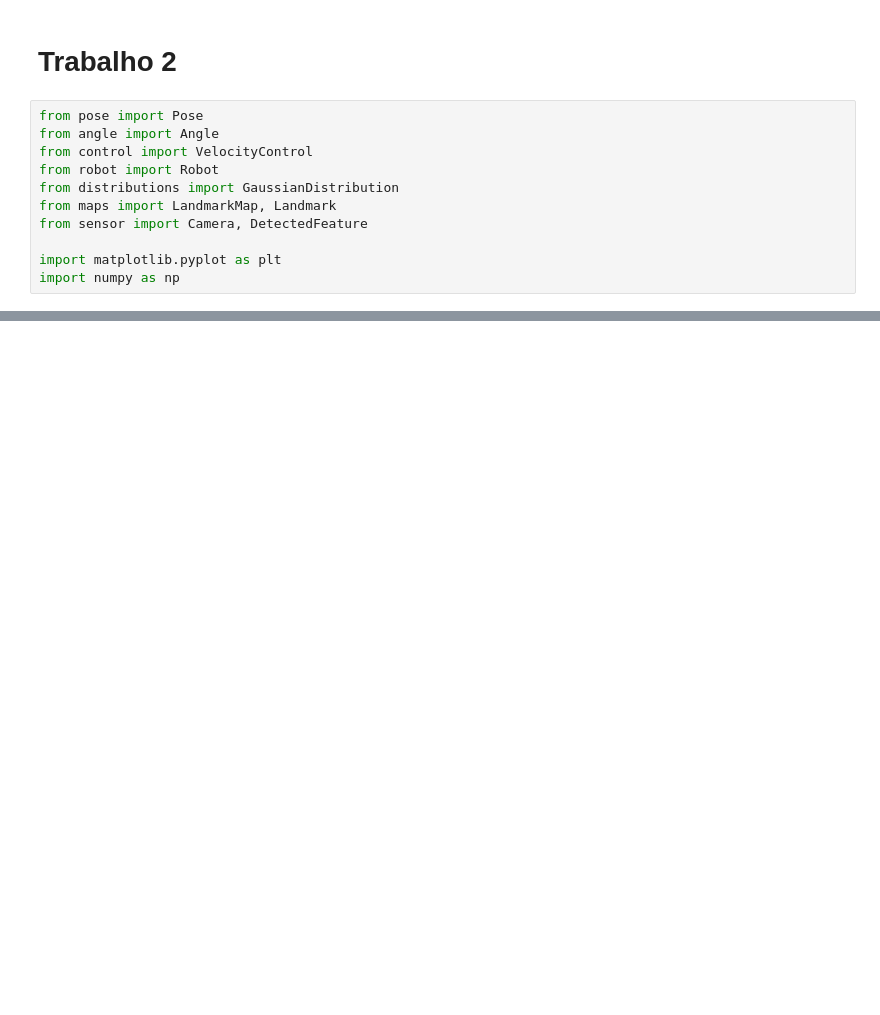
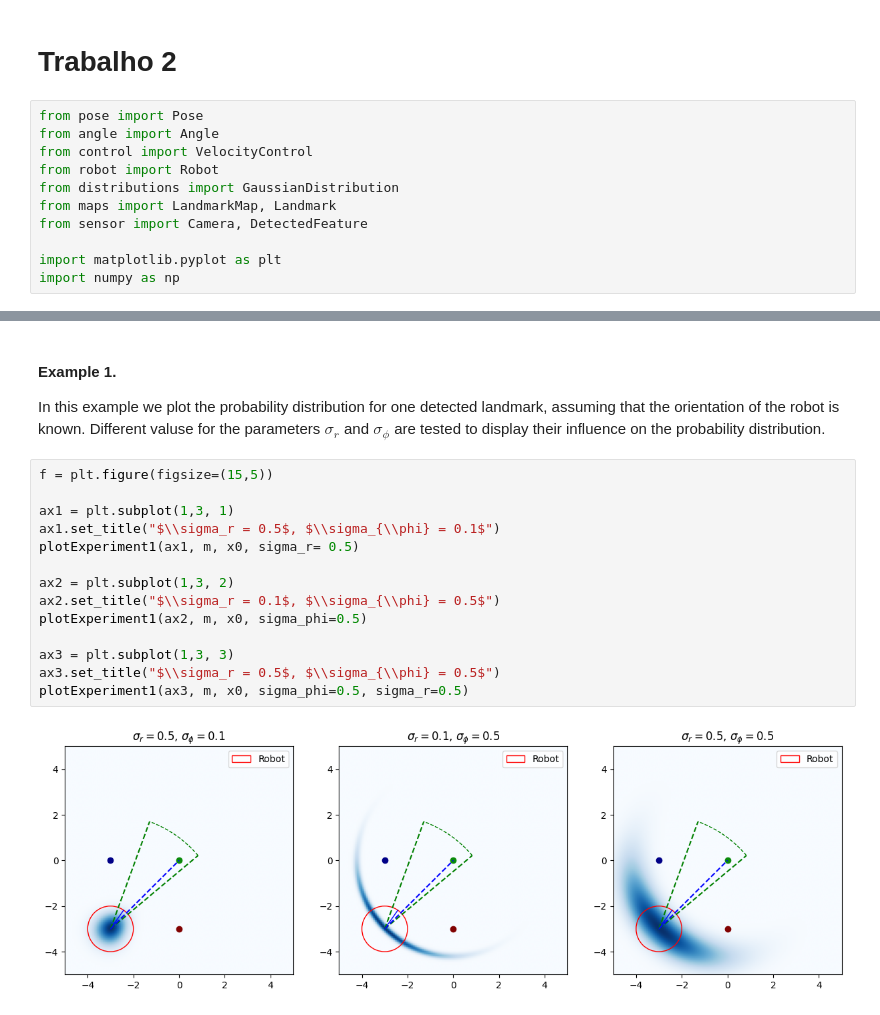
Before and after one commit to jtu-hub/UFRJ-COE-841, a Jupyter notebook: trabalho 2.ipynb, the cells around one changed output, grey strips where cells are left out. Drawn from its saved outputs; the diff is of its cells as text; blank space fills up the shorter version.

```diff
--- a/trabalho 2.ipynb
+++ b/trabalho 2.ipynb
@@ -95,0 +145,19 @@ plotLandmarkMeasurmentProbabilityDistribution(ax, c.reading['features'], c.readi
+# %% [markdown]
+#### Example 1.
+In this example we plot the probability distribution for one detected landmark, assuming that the orientation of the robot is known. Different valuse for the parameters $\sigma_r$ and $\sigma_{\phi}$ are tested to display their influence on the probability distribution.
+# %%
+f = plt.figure(figsize=(15,5))
+
+ax1 = plt.subplot(1,3, 1)
+ax1.set_title("$\\sigma_r = 0.5$, $\\sigma_{\\phi} = 0.1$")
+plotExperiment1(ax1, m, x0, sigma_r= 0.5)
+
+ax2 = plt.subplot(1,3, 2)
+ax2.set_title("$\\sigma_r = 0.1$, $\\sigma_{\\phi} = 0.5$")
+plotExperiment1(ax2, m, x0, sigma_phi=0.5)
+
+ax3 = plt.subplot(1,3, 3)
+ax3.set_title("$\\sigma_r = 0.5$, $\\sigma_{\\phi} = 0.5$")
+plotExperiment1(ax3, m, x0, sigma_phi=0.5, sigma_r=0.5)
+# %% [output]
+[figure, added]
```
Also changed, not shown: parts of 18 cells of this notebook, 1 other file.
